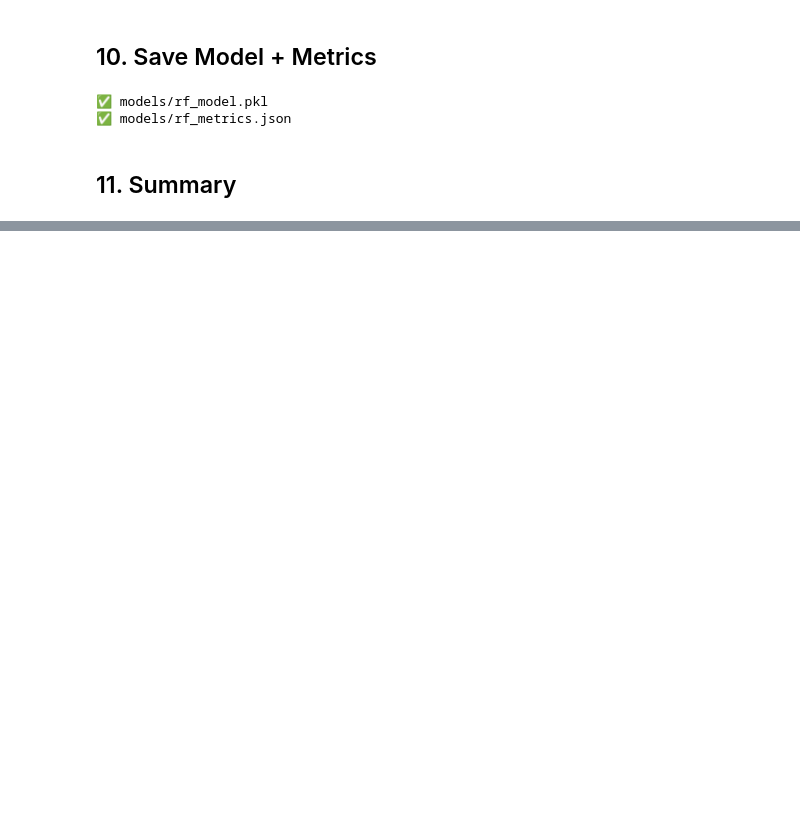
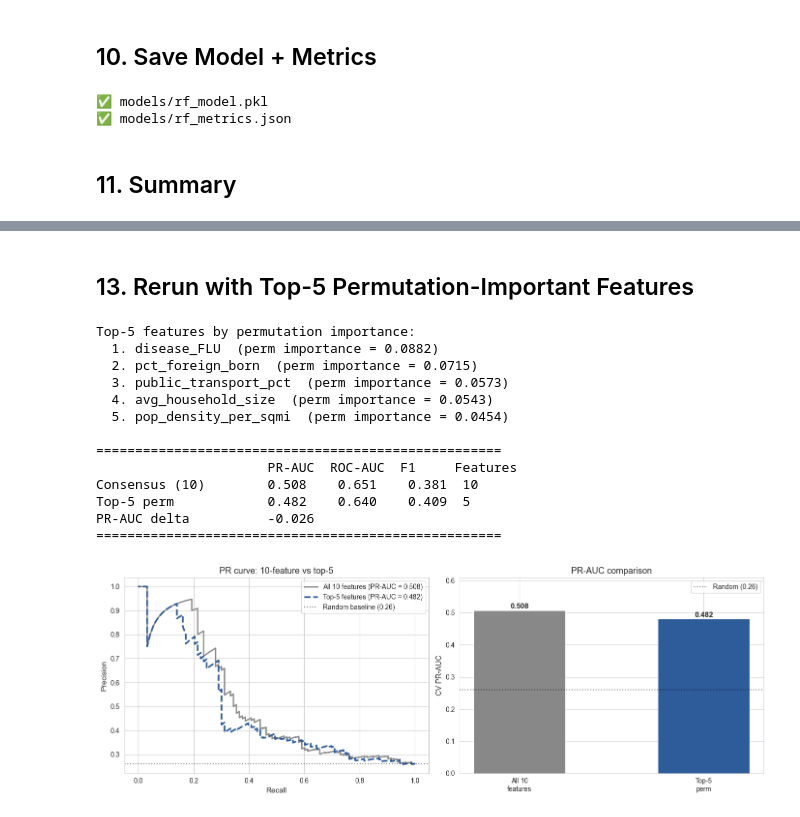
Before and after one commit to r0cb/ENGG2112, a Jupyter notebook: notebooks/05_model_random_forest.ipynb, the cells around one changed output, grey strips where cells are left out. Drawn from its saved outputs; the diff is of its cells as text; code cells hidden in the pictures; blank space fills up the shorter version.

```diff
--- a/notebooks/05_model_random_forest.ipynb
+++ b/notebooks/05_model_random_forest.ipynb
@@ -520,0 +646,75 @@ Headline performance (CV with group-CV):
+# %% [markdown]
+## 13. Rerun with Top-5 Permutation-Important Features
+# %%
+top5_features = perm_imp.nlargest(5).index.tolist()
+print('Top-5 features by permutation importance:')
+for i, f in enumerate(top5_features, 1):
+    print(f'  {i}. {f}  (perm importance = {perm_imp[f]:.4f})')
+
+X_top5 = X[top5_features]
+rf_top5 = RandomForestClassifier(**grid.best_params_, class_weight='balanced', random_state=42, n_jobs=-1)
+oof_proba_top5 = cross_val_predict(
+    rf_top5, X_top5, y,
+    cv=StratifiedGroupKFold(n_splits=5),
+    method='predict_proba',
+    groups=groups,
+)[:, 1]
+oof_pred_top5 = (oof_proba_top5 >= 0.5).astype(int)
+
+pr_auc_top5  = average_precision_score(y, oof_proba_top5)
+roc_auc_top5 = roc_auc_score(y, oof_proba_top5)
+f1_top5      = f1_score(y, oof_pred_top5, zero_division=0)
+
+print(f'\n{"=" * 52}')
+print(f'{"":20s}  PR-AUC  ROC-AUC  F1     Features')
+print(f'{"Consensus (10)":<20s}  {metrics["pr_auc"]:.3f}    {metrics["roc_auc"]:.3f}    {metrics["f1"]:.3f}  10')
+print(f'{"Top-5 perm":<20s}  {pr_auc_top5:.3f}    {roc_auc_top5:.3f}    {f1_top5:.3f}  5')
+print(f'{"PR-AUC delta":<20s}  {pr_auc_top5 - metrics["pr_auc"]:+.3f}')
+print(f'{"=" * 52}')
+
+fig, axes = plt.subplots(1, 2, figsize=(14, 5))
+
+ax = axes[0]
+prec_10, rec_10, _  = precision_recall_curve(y, oof_proba)
+prec_5,  rec_5,  _  = precision_recall_curve(y, oof_proba_top5)
+ax.plot(rec_10, prec_10, color='#888888', linewidth=2,
+        label=f'All 10 features (PR-AUC = {metrics["pr_auc"]:.3f})')
+ax.plot(rec_5,  prec_5,  color='#2E5C9A', linewidth=2.5, linestyle='--',
+        label=f'Top-5 features (PR-AUC = {pr_auc_top5:.3f})')
+ax.axhline(positive_rate, color='black', linestyle=':', alpha=0.5,
+           label=f'Random baseline ({positive_rate:.2f})')
+ax.set_xlabel('Recall'); ax.set_ylabel('Precision')
+ax.set_title('PR curve: 10-feature vs top-5')
+ax.legend()
+
+ax = axes[1]
+bars = pd.Series({
+    'All 10\nfeatures': metrics['pr_auc'],
+    'Top-5\nperm': pr_auc_top5,
+})
+colors = ['#888888', '#2E5C9A']
+ax.bar(bars.index, bars.values, color=colors, edgecolor='white', width=0.5)
+ax.axhline(positive_rate, color='black', linestyle=':', alpha=0.5, label=f'Random ({positive_rate:.2f})')
+ax.set_ylabel('CV PR-AUC')
+ax.set_title('PR-AUC comparison')
+ax.set_ylim(0, max(bars.values) * 1.2)
+for i, (label, val) in enumerate(bars.items()):
+    ax.text(i, val + 0.005, f'{val:.3f}', ha='center', fontsize=11, fontweight='bold')
+ax.legend()
+
+plt.tight_layout(); plt.show()
+# %% [output]
+Top-5 features by permutation importance:
+  1. disease_FLU  (perm importance = 0.0882)
+  2. pct_foreign_born  (perm importance = 0.0715)
+  3. public_transport_pct  (perm importance = 0.0573)
+  4. avg_household_size  (perm importance = 0.0543)
+  5. pop_density_per_sqmi  (perm importance = 0.0454)
+
+====================================================
+                      PR-AUC  ROC-AUC  F1     Features
+Consensus (10)        0.508    0.651    0.381  10
+Top-5 perm            0.482    0.640    0.409  5
+PR-AUC delta          -0.026
+====================================================
+[figure, added]
```
Also changed, not shown: parts of 11 cells of this notebook, 22 other files.
